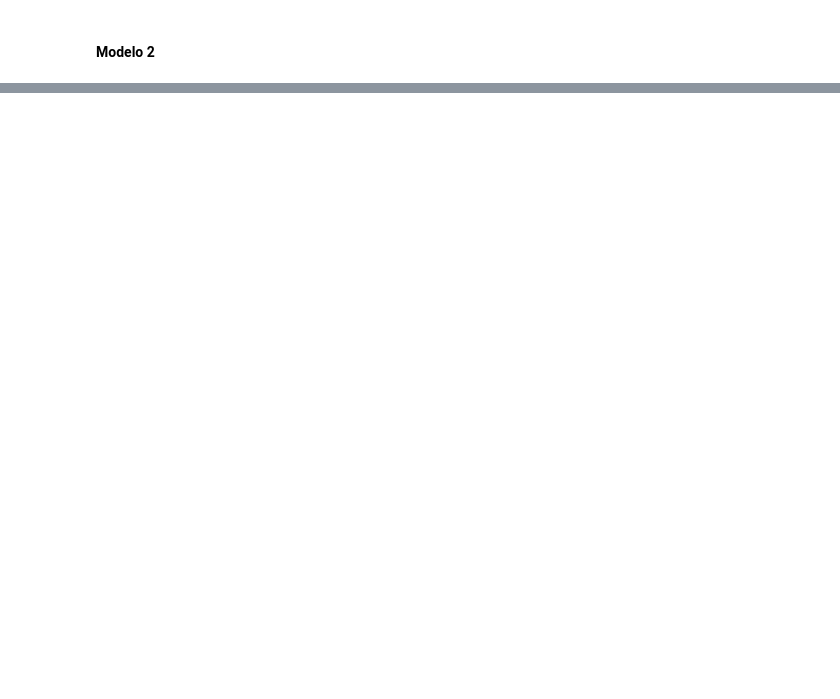
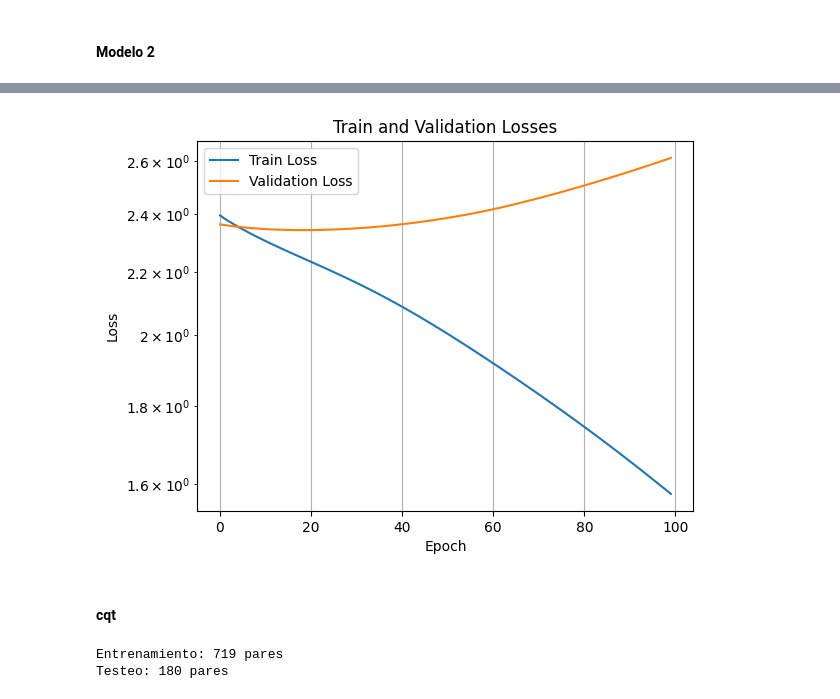
Before and after one commit to aaronbernal28/DeepMusicGenreClassifier, a Jupyter notebook: notebooks/rnns.ipynb, the cells around one changed output, grey strips where cells are left out. Cells and saved outputs as stored; diff of their text form; code cells hidden in the pictures; blank space fills up the shorter version.

```diff
--- a/notebooks/rnns.ipynb
+++ b/notebooks/rnns.ipynb
@@ -31,10 +10,0 @@ for id, genre in enumerate(genres):
-# %%
-from sklearn.model_selection import train_test_split
-
-X_train, X_test, y_train, y_test = train_test_split(
-    X, y, test_size=0.2, random_state=28, stratify=y
-)
-del X
-
-print(f"Entrenamiento: {len(X_train)} pares")
-print(f"Validación: {len(X_test)} pares")
@@ -351,0 +296,25 @@ Accuracy con los datos de validacion 0.5350
+# %%
+# Definimos hiperparámetros
+NUM_EPOCHS = 100
+LEARNING_RATE = 0.0001
+HIDDEN_SIZE = 16
+SEQ_LEN = train_dataset[1]['input_length'][1]  # Longitud de la secuencia de entrada
+
+# Inicializa el modelo
+model = rnns(seq_len=SEQ_LEN, hidden_size=HIDDEN_SIZE).to(device)
+
+# Función de pérdida y optimizador
+criterion = nn.CrossEntropyLoss()
+optimizer = torch.optim.Adam(model.parameters(), lr=LEARNING_RATE)
+print(f"Modelo creado con {sum(p.numel() for p in model.parameters())} parámetros")
+
+#### Entrenamiento del modelo #####
+BATCH_SIZE = 8
+# DataLoaders
+train_dataloader = DataLoader(train_dataset, batch_size=BATCH_SIZE)
+val_dataloader = DataLoader(test_dataset, batch_size=BATCH_SIZE)
+
+train_losses, val_losses = train(model, train_dataloader, val_dataloader, optimizer, criterion, NUM_EPOCHS)
+accur = accuracy(model, test_dataset)
+print("-" * 50)
+print(f"Accuracy del modelo con los datos de testeo: {accur:.2f}")
@@ -351,0 +339,30 @@ Accuracy con los datos de validacion 0.5350
+# %%
+plt.plot(train_losses, label='Train Loss')
+plt.plot(val_losses, label='Validation Loss')
+plt.xlabel('Epoch')
+plt.ylabel('Loss')
+plt.title('Train and Validation Losses')
+plt.legend()
+plt.yscale('log')
+plt.grid(True)
+plt.show()
+# %% [output]
+[figure, added]
+# %% [markdown]
+#### cqt
+# %%
+MAX_LEN = 660000
+SR = 22050
+HOP_LENGTH = int(SR * 0.01)  # 10 ms hop length
+WIN_LENGTH = int(SR * 0.025)  # 25 ms window length
+
+X_train, X_test = train_test(X_train_path, X_test_path, espectrogram_name = 'cqt', sr=SR, max_len=MAX_LEN, hop_length=HOP_LENGTH, win_length=WIN_LENGTH)
+
+print(f"Entrenamiento: {len(X_train)} pares")
+print(f"Testeo: {len(X_test)} pares")
+
+train_dataset = audiodataset(X_train, y_train)
+test_dataset = audiodataset(X_test, y_test)
+# %% [output]
+Entrenamiento: 719 pares
+Testeo: 180 pares
```
Also changed, not shown: parts of 28 cells of this notebook, 3 other files.
